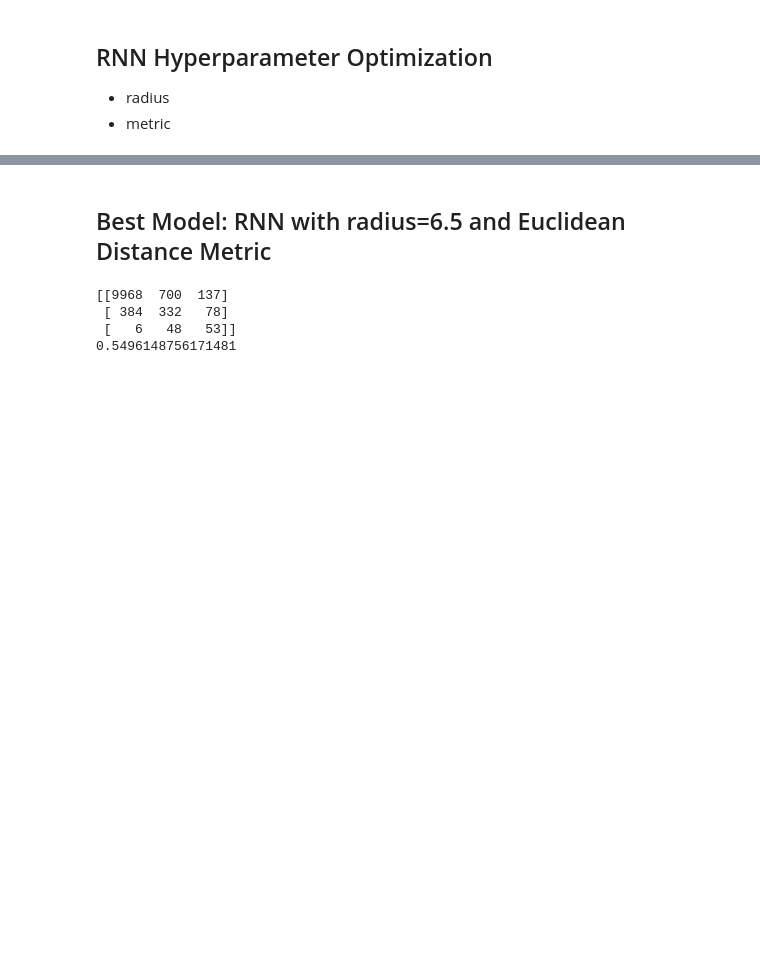
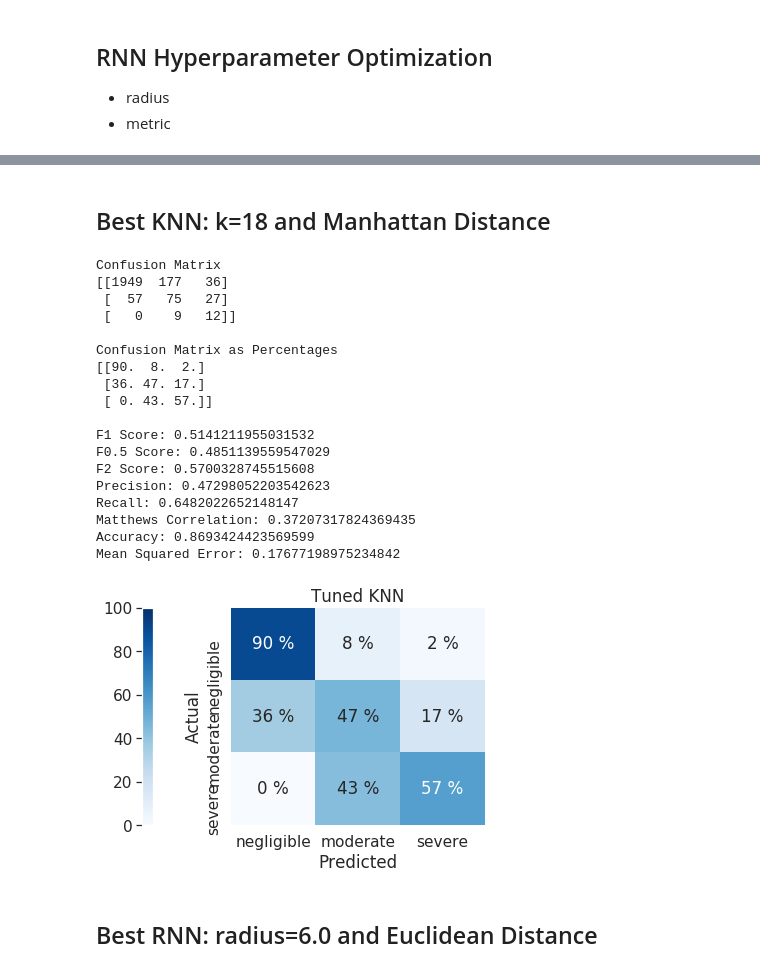
Before and after one commit to zaneddennis/tornado_v2, a Jupyter notebook: ZDD-Neighbors.ipynb, the cells around one changed output, grey strips where cells are left out. Cells and saved outputs as stored; diff of their text form; code cells hidden in the pictures; blank space fills up the shorter version.

Commit message:
finished neighbors validations

```diff
--- a/ZDD-Neighbors.ipynb
+++ b/ZDD-Neighbors.ipynb
@@ -124,12 +161,69 @@ rrange = np.arange(1.0, 10.0, 0.5)
+# %%
+def metrix(modelname, validation, predicted):
+    confusion = confusion_matrix(validation, predicted)
+    weighted_matrix = np.array([np.round(confusion[i]/sum(confusion[i])*100,0) for i in range(len(confusion))])
+    f1 = f1_score(validation, predicted, average ='macro')
+    fp5 = fbeta_score(validation, predicted, average='macro', beta=0.5)
+    f2 = fbeta_score(validation, predicted, average='macro', beta=2)
+    precision = precision_score(validation, predicted, average='macro')
+    recall = recall_score(validation, predicted, average='macro')
+    matthews = matthews_corrcoef(validation, predicted)
+    acc = accuracy_score(validation, predicted)
+    mse = mean_squared_error(y_val, predicted)
+
+    print('\nConfusion Matrix\n'+str(confusion))
+    print('\nConfusion Matrix as Percentages\n'+str(weighted_matrix))
+    print('\nF1 Score: '+str(f1))
+    print('F0.5 Score: '+str(fp5))
+    print('F2 Score: '+str(f2))
+    print('Precision: '+str(precision))
+    print('Recall: '+str(recall))
+    print('Matthews Correlation: '+str(matthews))
+    print('Accuracy: '+str(acc))
+    print('Mean Squared Error: '+str(mse)+'\n')
+
+    df = pd.DataFrame(weighted_matrix, index = ['negligible','moderate','severe'], columns = ['negligible','moderate','severe'])
+
+    fig, ax = plt.subplots(ncols=1, figsize=(7, 4))
+    fig.subplots_adjust(wspace=0.1)
+    ax = sns.heatmap(df, cmap=plt.cm.Blues, ax=ax, cbar=False, annot=True, vmin=0, vmax=100)
+    fig.colorbar(ax.collections[0], ax=ax,location="left", use_gridspec=False, pad=0.2)
+    for t in ax.texts: t.set_text(t.get_text() + " %")
+    sns.set(font_scale=1.4)
+    plt.yticks(rotation=90)
+    ax.set_xlabel('Predicted')
+    ax.set_ylabel('Actual')
+    ax.title.set_text('%s' %modelname)
+# %% [markdown]
+## Best KNN: k=18 and Manhattan Distance
+# %%
+knn = KNeighborsClassifier(n_neighbors=18, metric="manhattan")
+
+sm = SMOTE(sampling_strategy='not majority')
+X_balanced, y_balanced = sm.fit_resample(X, y.values.ravel())
+rnn.fit(X_balanced, y_balanced.ravel())
+
+y_pred = rnn.predict(X_val)
+metrix("Tuned KNN", y_val, y_pred)
+# %% [output]
+Confusion Matrix
+[[1949  177   36]
+ [  57   75   27]
+ [   0    9   12]]
+
+Confusion Matrix as Percentages
+[[90.  8.  2.]
+ [36. 47. 17.]
+ [ 0. 43. 57.]]
+
+F1 Score: 0.5141211955031532
+F0.5 Score: 0.4851139559547029
+F2 Score: 0.5700328745515608
+Precision: 0.47298052203542623
+Recall: 0.6482022652148147
+Matthews Correlation: 0.37207317824369435
+Accuracy: 0.8693424423569599
+Mean Squared Error: 0.17677198975234842
+[figure, added]
 # %% [markdown]
-## Best Model: RNN with radius=6.5 and Euclidean Distance Metric
+## Best RNN: radius=6.0 and Euclidean Distance
-# %%
-rnn = RadiusNeighborsClassifier(outlier_label=0, radius=6.5, metric="euclidean")
-cm, f1 = crossValidate(rnn)
-print(cm)
-print(f1)
-# %% [output]
-[[9968  700  137]
- [ 384  332   78]
- [   6   48   53]]
-0.5496148756171481
```
Also changed, not shown: parts of 17 cells of this notebook.
